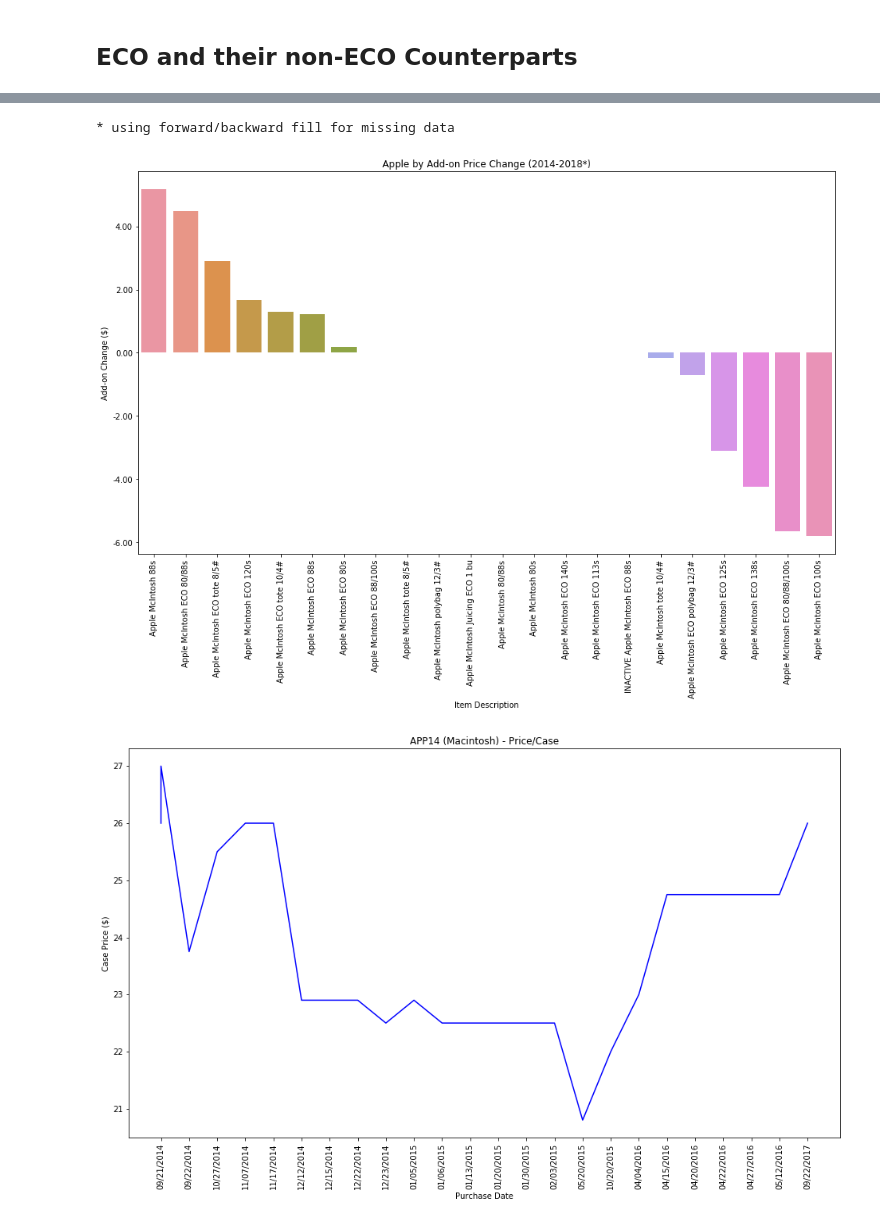
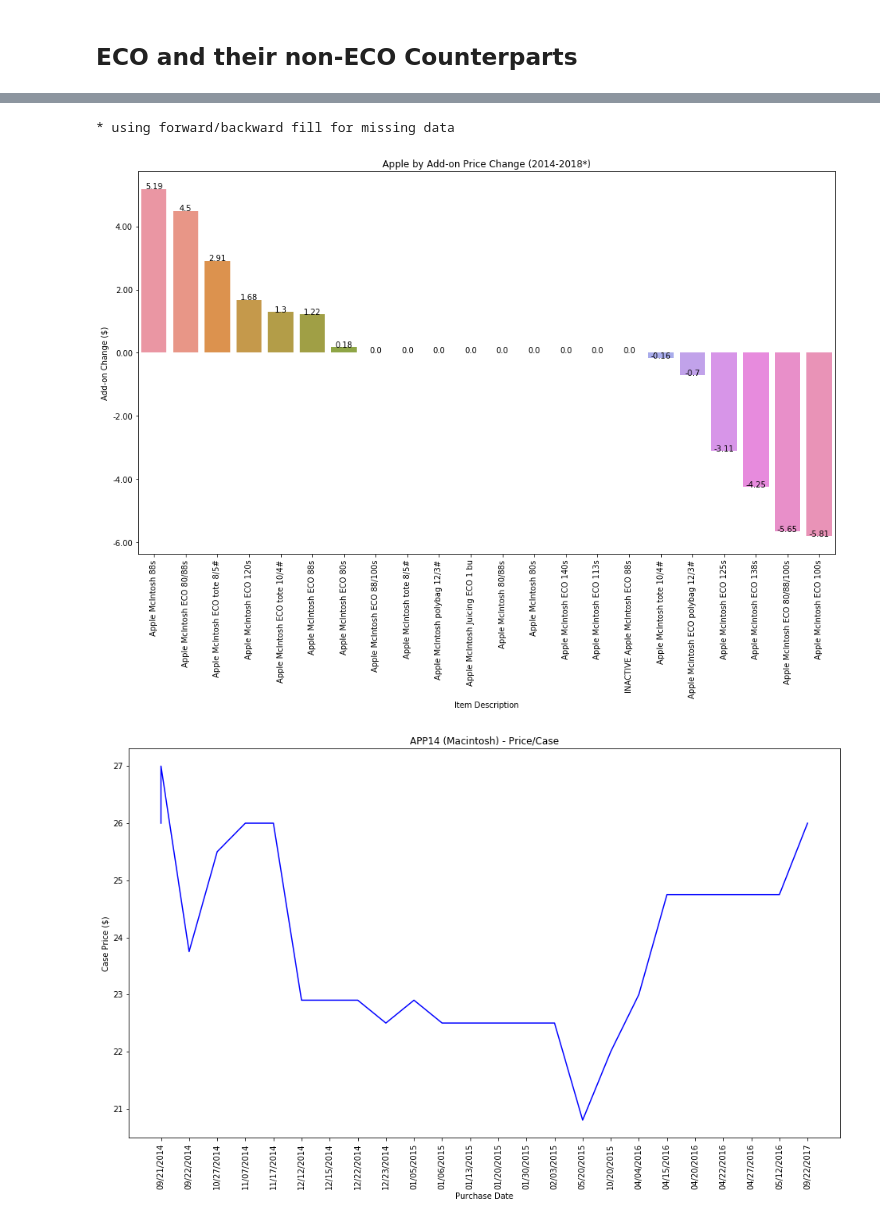
Before and after one commit to cbonoz/bostonfood18, a Jupyter notebook: RedTomato.ipynb, the cells around one changed output, grey strips where cells are left out. Saved outputs shown, nothing was run; the diff lists cells and outputs as text; code cells hidden in the pictures.

```diff
--- a/RedTomato.ipynb
+++ b/RedTomato.ipynb
@@ -253,7 +254,10 @@ plt.ylabel('$ Change')
 ax = plt.gca()
 ax.yaxis.set_major_formatter(ticker.FormatStrFormatter('%.2f'))
 
-sns.barplot(x="Item Description", y="$ Change", data=price_data)
+g = sns.barplot(x="Item Description", y="$ Change", data=price_data)
 print('* using forward/backward fill for missing data')
+
+for index, row in price_data.reset_index().sort_values(['$ Change'], ascending=False).iterrows():
+    g.text(index, row['$ Change'], round(row['$ Change'], 2), color='black', ha="center")
 # %% [output]
 * using forward/backward fill for missing data
@@ -274,15 +273,19 @@ See the caveats in the documentation: http://pandas.pydata.org/pandas-docs/stabl
 # %%
 
 fig = plt.figure(figsize=(16,9))
 plt.xticks(rotation=90)
 plt.title('Apple by Add-on Price Change (2014-2018*)')
 plt.xlabel('Apple')
 plt.ylabel('Add-on Change ($)')
 ax = plt.gca()
 ax.yaxis.set_major_formatter(ticker.FormatStrFormatter('%.2f'))
 
-sns.barplot(x="Item Description", y="Add-on Change ($)", data=addon_data)
+g = sns.barplot(x="Item Description", y="Add-on Change ($)", data=addon_data)
+
+for index, row in addon_data.reset_index().sort_values(['Add-on Change ($)'], ascending=False).iterrows():
+    g.text(row.name,row["Add-on Change ($)"], round(row["Add-on Change ($)"],2), color='black', ha="center")
+
 print('* using forward/backward fill for missing data')
 # %% [output]
 * using forward/backward fill for missing data
-[figure, old version]
+[figure, new version]
```
Also changed, not shown: parts of 38 cells of this notebook, 1 other file.
